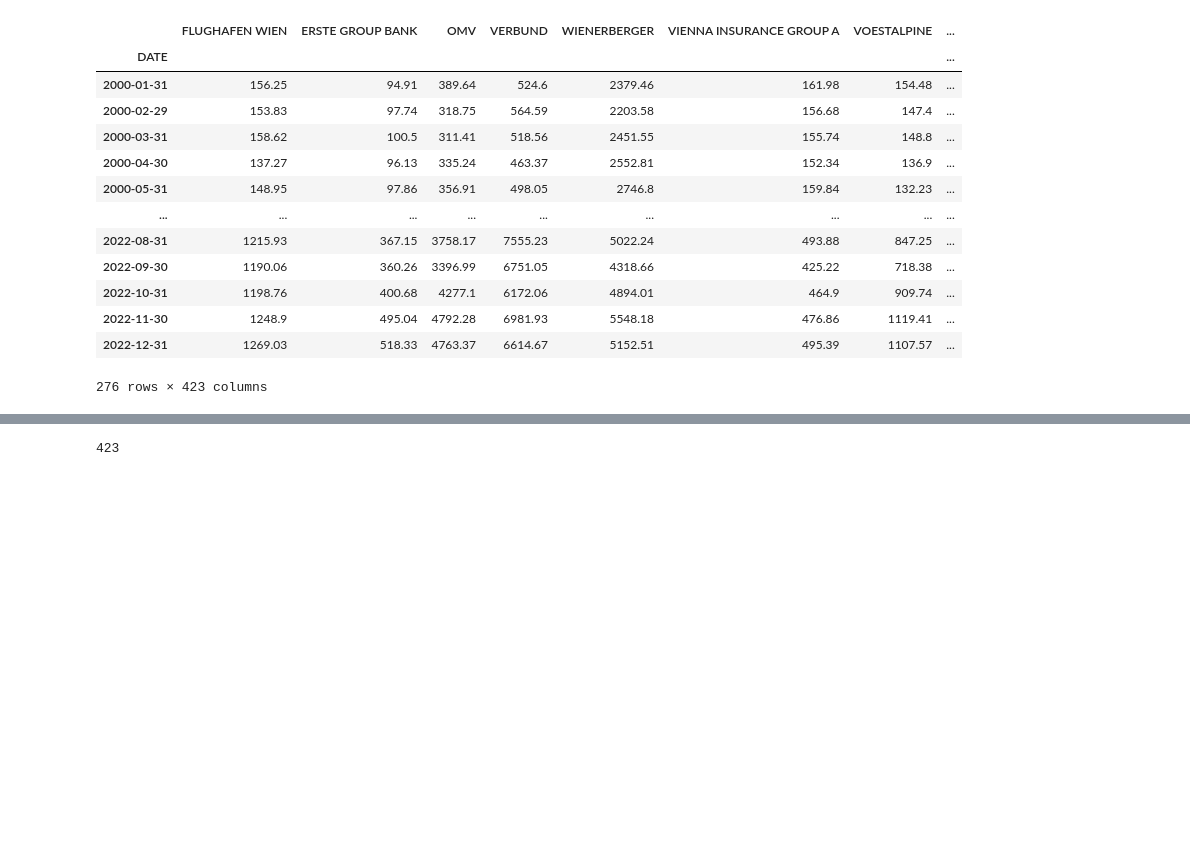
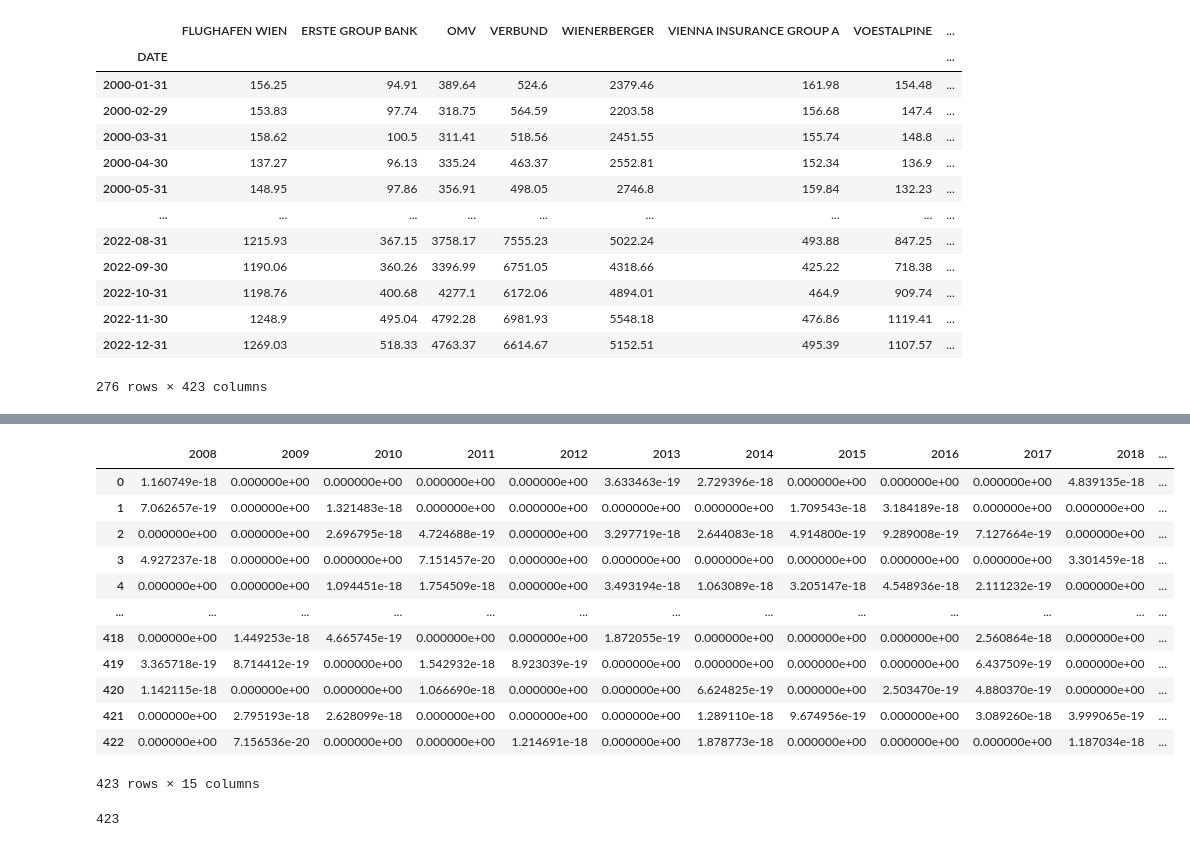
Before and after one commit to BalthazazarDuc/SEF-HW2, a Jupyter notebook: EX 3.ipynb, the cells around one changed output, grey strips where cells are left out. Saved outputs shown, nothing was run; the diff lists cells and outputs as text; code cells hidden in the pictures; blank space fills up the shorter version.

```diff
--- a/EX 3.ipynb
+++ b/EX 3.ipynb
@@ -211,8 +274,7 @@ def cons():
 
 def cons_with_improvement():
     constraints, bounds, in_weights = cons()
-    # Add the new constraint for E/S/G score improvement
-    constraints.append({'type': 'ineq', 'fun': lambda weights: weights.T * SC[-1] - 1.2 * (optimal_weights_df['Weights_2022'].T * optimal_weights_df[f'SC_{year}'].sum())})
+    constraints.append({'type': 'ineq', 'fun': lambda weights: weights.T * SC_d[-2] - 1.2 * (optimal_weights_df['Weights_2021'].T * optimal_weights_df['SC_2021'].sum())})
     return constraints, bounds, in_weights
 
 constraints, bounds, in_weights = cons_with_improvement()
@@ -229,5 +291,3 @@ def optimal_portfolio(weights,cov):
     bounds=bounds,
     constraints=constraints)
     return x
-
-P_02 = optimal_portfolio(in_weights,cov_m)
@@ -245,0 +315,47 @@ P_02 = optimal_portfolio(in_weights,cov_m)
+# %%
+from scipy.optimize import minimize
+
+def cons():
+    constraints = [{'type': 'eq', 'fun': lambda weights: np.sum(weights) - 1}]
+    bounds = tuple((0, 1) for asset in range(len(exp_returns)))
+    in_weights = np.ones(len(exp_returns)) / len(exp_returns)
+    return constraints, bounds, in_weights
+
+def cons_with_improvement(year):
+    constraints, bounds, in_weights = cons()
+    constraints.append({'type': 'ineq', 'fun': lambda weights: weights.T * SC_d.loc[SC_d['Year'] == int(year), 'Value'].values[0] - 1.2 * (optimal_weights_df[f'Weights_{year}'].T * optimal_weights_df[f'SC_{year}'].sum())})
+    return constraints, bounds, in_weights
+
+def objective_function(weights,cov_m):
+    return weights.T @ cov_m @ weights
+
+def optimal_portfolio(weights,cov):
+    x = minimize(
+    objective_function,
+    in_weights,
+    cov_m,
+    method='SLSQP',
+    bounds=bounds,
+    constraints=constraints)
+    return x
+# %%
+optimal_port_weights = pd.DataFrame()
+for year in range(2008,2023,1):
+    constraints, bounds, in_weights = cons_with_improvement(year)
+    optimal_port_weights[f'{year}'] = optimal_portfolio(in_weights,cov_m).x
+# %%
+optimal_port_weights
+# %% [output]
+|  | 2008 | 2009 | 2010 | 2011 | 2012 | 2013 | 2014 | 2015 | 2016 | 2017 | 2018 | ... |
+| 0 | 1.160749e-18 | 0.000000e+00 | 0.000000e+00 | 0.000000e+00 | 0.000000e+00 | 3.633463e-19 | 2.729396e-18 | 0.000000e+00 | 0.000000e+00 | 0.000000e+00 | 4.839135e-18 | ... |
+| 1 | 7.062657e-19 | 0.000000e+00 | 1.321483e-18 | 0.000000e+00 | 0.000000e+00 | 0.000000e+00 | 0.000000e+00 | 1.709543e-18 | 3.184189e-18 | 0.000000e+00 | 0.000000e+00 | ... |
+| 2 | 0.000000e+00 | 0.000000e+00 | 2.696795e-18 | 4.724688e-19 | 0.000000e+00 | 3.297719e-18 | 2.644083e-18 | 4.914800e-19 | 9.289008e-19 | 7.127664e-19 | 0.000000e+00 | ... |
+| 3 | 4.927237e-18 | 0.000000e+00 | 0.000000e+00 | 7.151457e-20 | 0.000000e+00 | 0.000000e+00 | 0.000000e+00 | 0.000000e+00 | 0.000000e+00 | 0.000000e+00 | 3.301459e-18 | ... |
+| 4 | 0.000000e+00 | 0.000000e+00 | 1.094451e-18 | 1.754509e-18 | 0.000000e+00 | 3.493194e-18 | 1.063089e-18 | 3.205147e-18 | 4.548936e-18 | 2.111232e-19 | 0.000000e+00 | ... |
+| ... | ... | ... | ... | ... | ... | ... | ... | ... | ... | ... | ... | ... |
+| 418 | 0.000000e+00 | 1.449253e-18 | 4.665745e-19 | 0.000000e+00 | 0.000000e+00 | 1.872055e-19 | 0.000000e+00 | 0.000000e+00 | 0.000000e+00 | 2.560864e-18 | 0.000000e+00 | ... |
+| 419 | 3.365718e-19 | 8.714412e-19 | 0.000000e+00 | 1.542932e-18 | 8.923039e-19 | 0.000000e+00 | 0.000000e+00 | 0.000000e+00 | 0.000000e+00 | 6.437509e-19 | 0.000000e+00 | ... |
+| 420 | 1.142115e-18 | 0.000000e+00 | 0.000000e+00 | 1.066690e-18 | 0.000000e+00 | 0.000000e+00 | 6.624825e-19 | 0.000000e+00 | 2.503470e-19 | 4.880370e-19 | 0.000000e+00 | ... |
+| 421 | 0.000000e+00 | 2.795193e-18 | 2.628099e-18 | 0.000000e+00 | 0.000000e+00 | 0.000000e+00 | 1.289110e-18 | 9.674956e-19 | 0.000000e+00 | 3.089260e-18 | 3.999065e-19 | ... |
+| 422 | 0.000000e+00 | 7.156536e-20 | 0.000000e+00 | 0.000000e+00 | 1.214691e-18 | 0.000000e+00 | 1.878773e-18 | 0.000000e+00 | 0.000000e+00 | 0.000000e+00 | 1.187034e-18 | ... |
+423 rows × 15 columns
```
Also changed, not shown: parts of 11 cells of this notebook.
